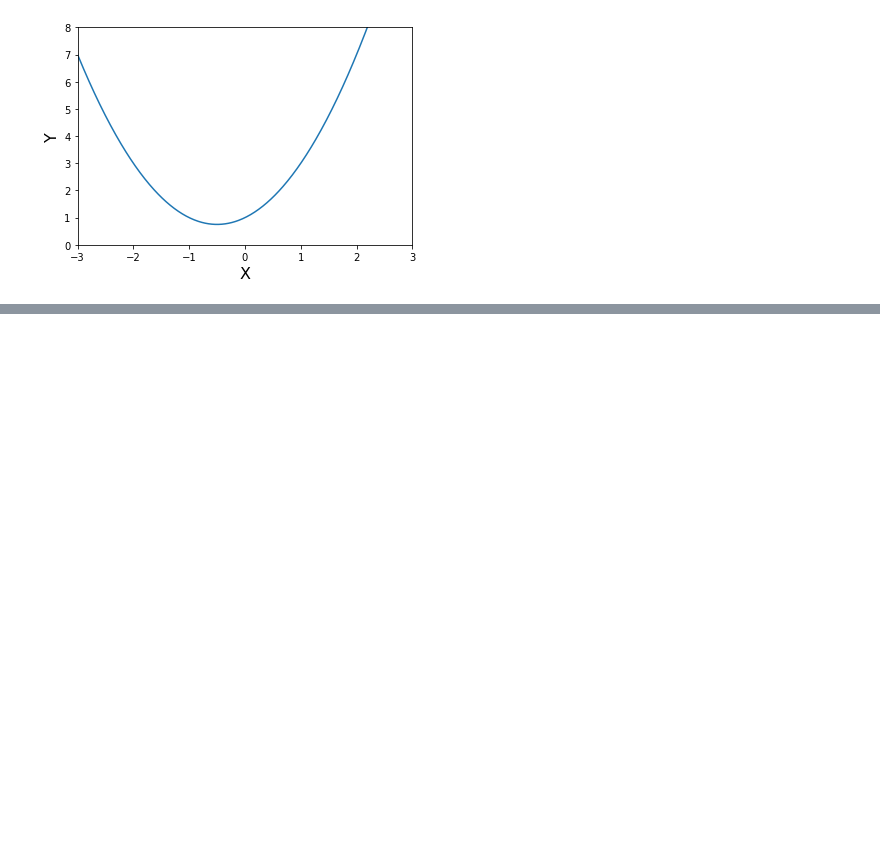
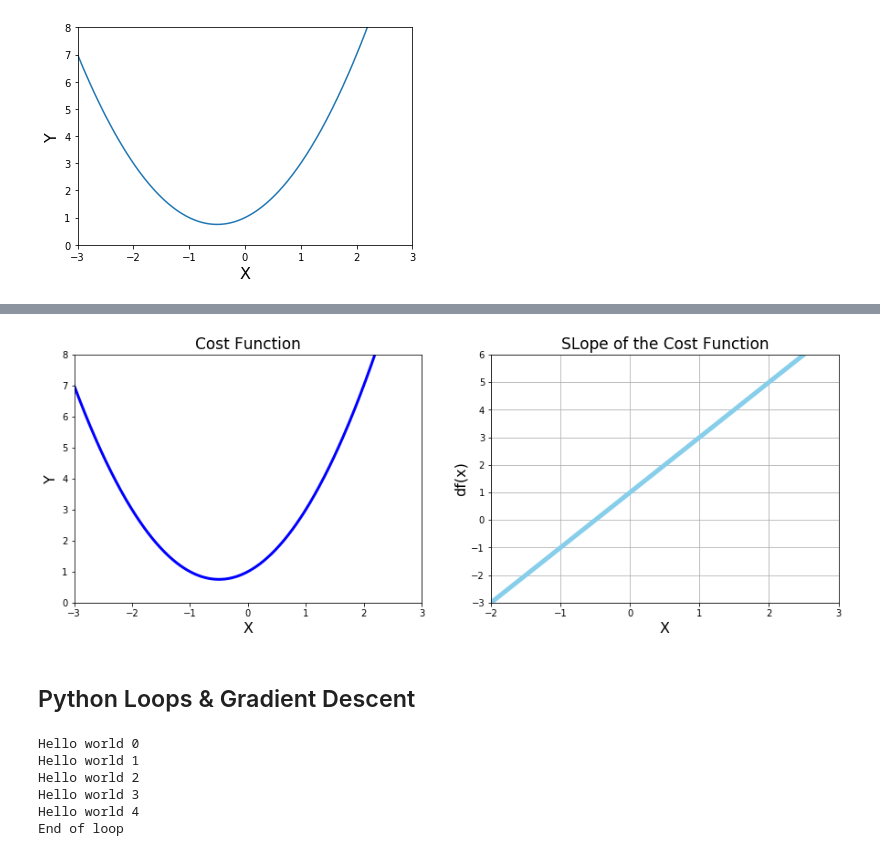
Before and after one commit to BrianAKass/Machine-Learning-Projects, a Jupyter notebook: 03 Gradient Descent.ipynb, the cells around one changed output, grey strips where cells are left out. Cells and saved outputs as stored; diff of their text form; code cells hidden in the pictures; blank space fills up the shorter version.

```diff
--- a/03 Gradient Descent.ipynb
+++ b/03 Gradient Descent.ipynb
@@ -29,0 +70,45 @@ plt.show()
+# %%
+# Plot function and derivative side by side
+
+plt.figure(figsize = [15,5])
+
+# 1 chart: cost function
+
+plt.subplot(1,2,1) # arguements rows, columns , indexes
+
+plt.xlim([-3,3])
+plt.ylim([0,8])
+plt.title('Cost Function', fontsize = 17)
+plt.xlabel('X', fontsize = 16)
+plt.ylabel('Y', fontsize = 16)
+plt.plot(x_1, f(x_1), color='blue', linewidth = 3)
+
+#2 chart : Derivative
+plt.subplot(1,2,2)
+
+plt.title('SLope of the Cost Function', fontsize = 17)
+plt.xlabel('X', fontsize = 16)
+plt.ylabel('df(x)', fontsize = 16)
+plt.grid()
+plt.xlim([-2,3])
+plt.ylim([-3,6])
+
+plt.plot(x_1, df(x_1), color = 'skyblue',linewidth =5)
+
+plt.show()
+# %% [output]
+[figure, added]
+# %% [markdown]
+## Python Loops & Gradient Descent
+# %%
+#simple for loop
+for n in range(5):
+    print('Hello world', n) #part of the tutorial know all about for loops
+print('End of loop')
+# %% [output]
+Hello world 0
+Hello world 1
+Hello world 2
+Hello world 3
+Hello world 4
+End of loop
```
Also changed, not shown: parts of 31 cells of this notebook.
